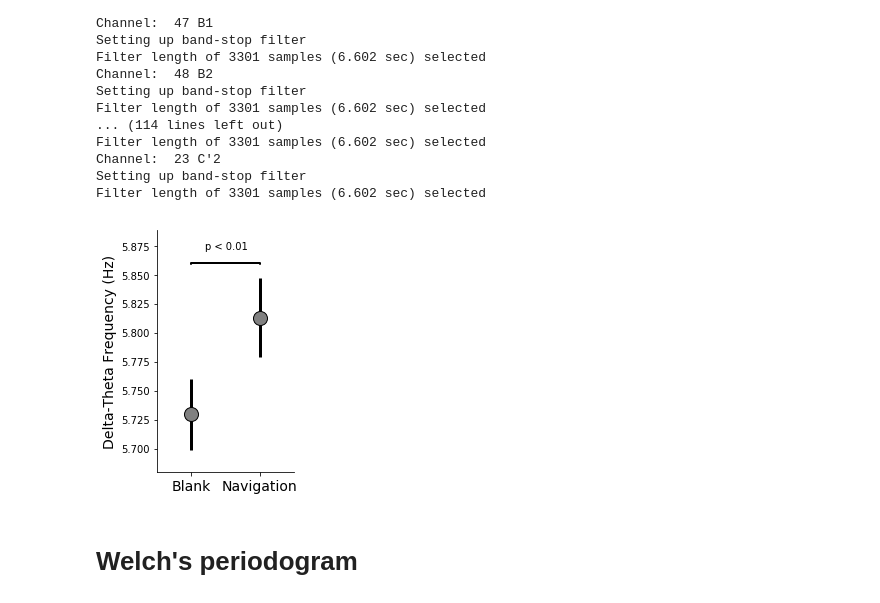
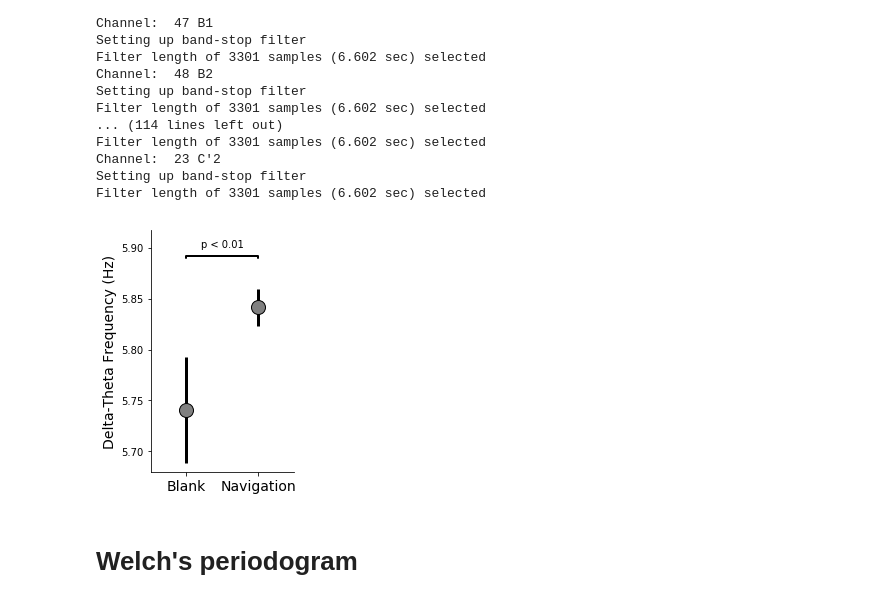
Before and after one commit to DiogoSantosPata/normaliser, a Jupyter notebook: V2_Analisys.ipynb, the cells around one changed output. Drawn from its saved outputs; the diff is of its cells as text; code cells hidden in the pictures.

```diff
--- a/V2_Analisys.ipynb
+++ b/V2_Analisys.ipynb
@@ -372,7 +365,7 @@ plt.xticks(  np.linspace(2,14,mmm.index.size).astype(int) );
 print('\n\n\n')
 print('---------------------------------------------')
 print('Speed')
-mmm = subs_psd.groupby(['speed','sub']).mean()['peakkss'].unstack()
+mmm = subs_psd.groupby(['speed','sub']).median()['peakkss'].unstack()
 mmm_np = mmm.to_numpy()
 print( stats.friedmanchisquare(  *[mmm_np[ii] for ii in range(mmm_np.shape[0])] ))
 cw_lm=ols('speed ~ peakkss', data=subs_psd).fit() #Specify C for Categorical
@@ -381,7 +374,7 @@ print(sm.stats.anova_lm(cw_lm, typ=2))
 print('\n\n\n')
 print('---------------------------------------------')
 print('Density')
-mmm = subs_psd.groupby(['density','sub']).mean()['peakkss'].unstack()
+mmm = subs_psd.groupby(['density','sub']).median()['peakkss'].unstack()
 mmm_np = mmm.to_numpy()
 print( stats.friedmanchisquare(  *[mmm_np[ii] for ii in range(mmm_np.shape[0])] ))
 print('\n')
@@ -393,13 +386,35 @@ print(sm.stats.anova_lm(cw_lm, typ=2))
 print('\n\n\n')
 print('---------------------------------------------')
 print('csw')
-mmm = subs_psd.groupby(['csw','sub']).mean()['peakkss'].unstack()
+mmm = subs_psd.groupby(['csw','sub']).median()['peakkss'].unstack()
 mmm_np = mmm.to_numpy()
 print( stats.friedmanchisquare(  *[mmm_np[ii] for ii in range(mmm_np.shape[0])] ))
 cw_lm=ols('csw ~ peakkss', data=subs_psd).fit() #Specify C for Categorical
 print(sm.stats.anova_lm(cw_lm, typ=2))
 
 print('\n\n\n')
+
+
+print('Posthoc')
+
+subs_psd_np = subs_psd.to_numpy()
+
+psd_np = []
+for sub in np.unique(subs_psd_np[:,0]):
+    tmp = []
+    for csw in np.unique(subs_psd_np[:,6]):
+        idx = np.where(np.logical_and( subs_psd_np[:,0]==sub, subs_psd_np[:,6]==csw ))[0]
+        tmp.append( np.mean(subs_psd_np[idx,7]) )
+    psd_np.append(tmp)
+psd_np = np.array(psd_np)
+
+wc_pval = np.zeros((5,5))
+for x in range(5):
+    for y in range(5):
+        wc_pval[x,y]=stats.mannwhitneyu(psd_np[:,x],psd_np[:,y])[1]
+
+plt.pcolor(wc_pval, cmap=plt.cm.get_cmap('Blues', 8))
+plt.colorbar()
 # %% [output]
 ---------------------------------------------
 Speed
@@ -667,43 +761,46 @@ Channel:  23 C'2
 Setting up band-stop filter
 Filter length of 3301 samples (6.602 sec) selected
 # %%
-mm_n = dominant_freq_rest_vs_navigation.groupby(['sub']).mean()['freq_nav'].mean()
-ss_n = dominant_freq_rest_vs_navigation.groupby(['sub']).mean()['freq_nav'].sem()
+mm_n = dominant_freq_rest_vs_navigation.groupby(['sub']).mean()['freq_nav'].median()
+# ss_n = dominant_freq_rest_vs_navigation.groupby(['sub']).mean()['freq_nav'].sem()
+ss_n = statsmodels.robust.scale.mad(dominant_freq_rest_vs_navigation.groupby(['sub']).mean()['freq_nav'].values)
 
-mm_r = dominant_freq_rest_vs_navigation.groupby(['sub']).mean()['freq_rest'].mean()
-ss_r = dominant_freq_rest_vs_navigation.groupby(['sub']).mean()['freq_rest'].sem()
-
+mm_r = dominant_freq_rest_vs_navigation.groupby(['sub']).mean()['freq_rest'].median()
+# ss_r = dominant_freq_rest_vs_navigation.groupby(['sub']).mean()['freq_rest'].sem()
+ss_r = statsmodels.robust.scale.mad(dominant_freq_rest_vs_navigation.groupby(['sub']).mean()['freq_rest'].values)
 
 
 fig = plt.figure()
 ax = fig.add_subplot(111)
 fig.set_figheight(4)
 fig.set_figwidth(3)
 fig.set_facecolor('white')
 
 plt.errorbar(  [0,1], [mm_r,mm_n], yerr=[ss_r,ss_n], color='k', linestyle='', linewidth=3, marker='o',
                markersize=14, markerfacecolor='grey')
 
 # Add significance text and bar
 ind = [0,1]
 menMeans = [mm_r,mm_n]
 if stats.ttest_ind( dominant_freq_rest_vs_navigation['freq_nav'],
                    dominant_freq_rest_vs_navigation['freq_rest'])[1] < 0.01:
     pval_str = 'p < 0.01'
 label_diff(0,1,pval_str,ind,menMeans)
 
-
+# mm_r_a = dominant_freq_rest_vs_navigation.groupby(['sub']).mean()['freq_rest'].values
+# mm_n_a = dominant_freq_rest_vs_navigation.groupby(['sub']).mean()['freq_nav'].values
+# plt.plot([0,1] , [mm_r_a,mm_n_a])
 
 ax.spines['right'].set_visible(False)
 ax.spines['top'].set_visible(False)
 plt.xlim(-.5,1.5)
 plt.ylim(5.68,  np.max([mm_r,mm_n])*1.013 )
 plt.sca(ax)
 plt.ylabel('Delta-Theta Frequency (Hz)', fontsize=14)
 plt.xticks(  [0,1], ['Blank', 'Navigation'], fontsize=14)
 plt.tight_layout()
 # %% [output]
-[figure, old version]
+[figure, new version]
 # %% [markdown]
 # Welch's periodogram
 # %%
```
Also changed, not shown: parts of 35 cells of this notebook.
